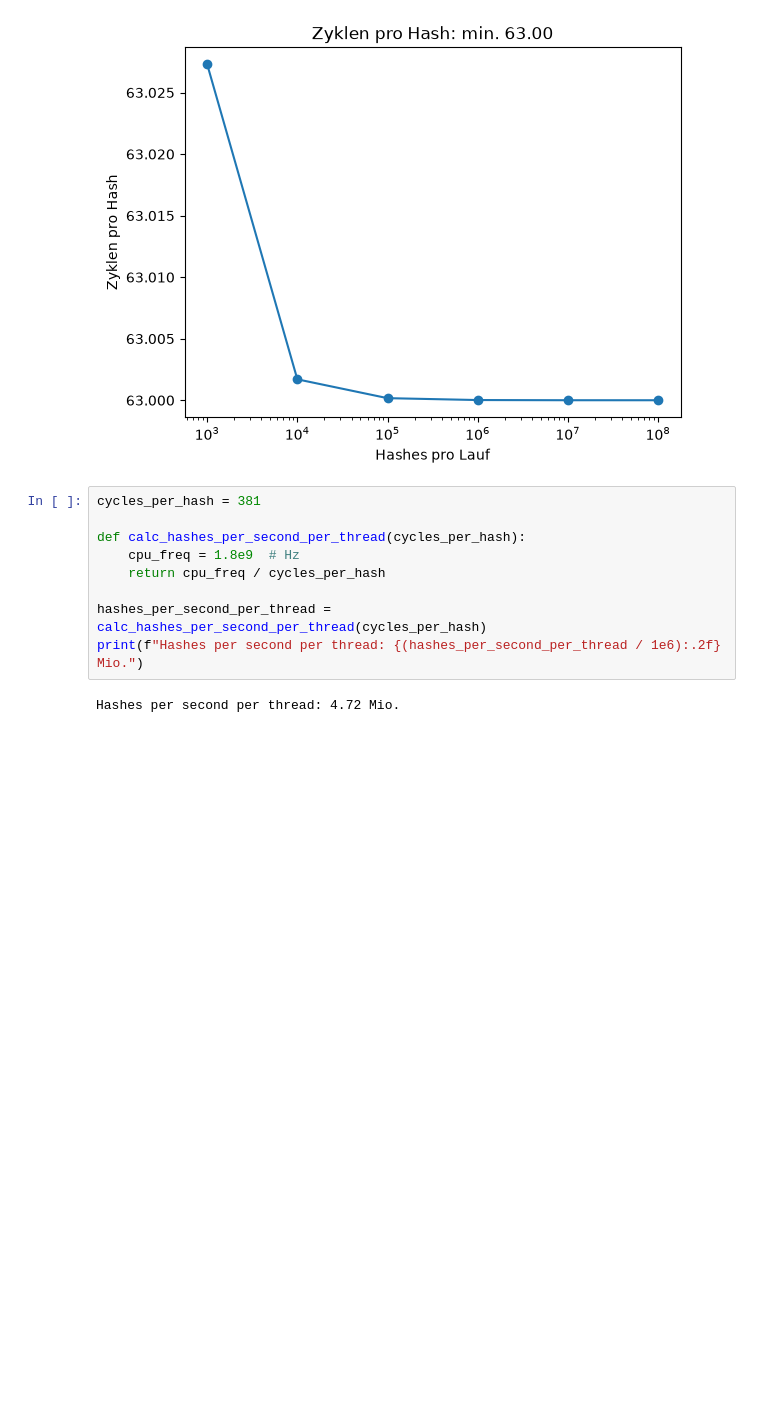
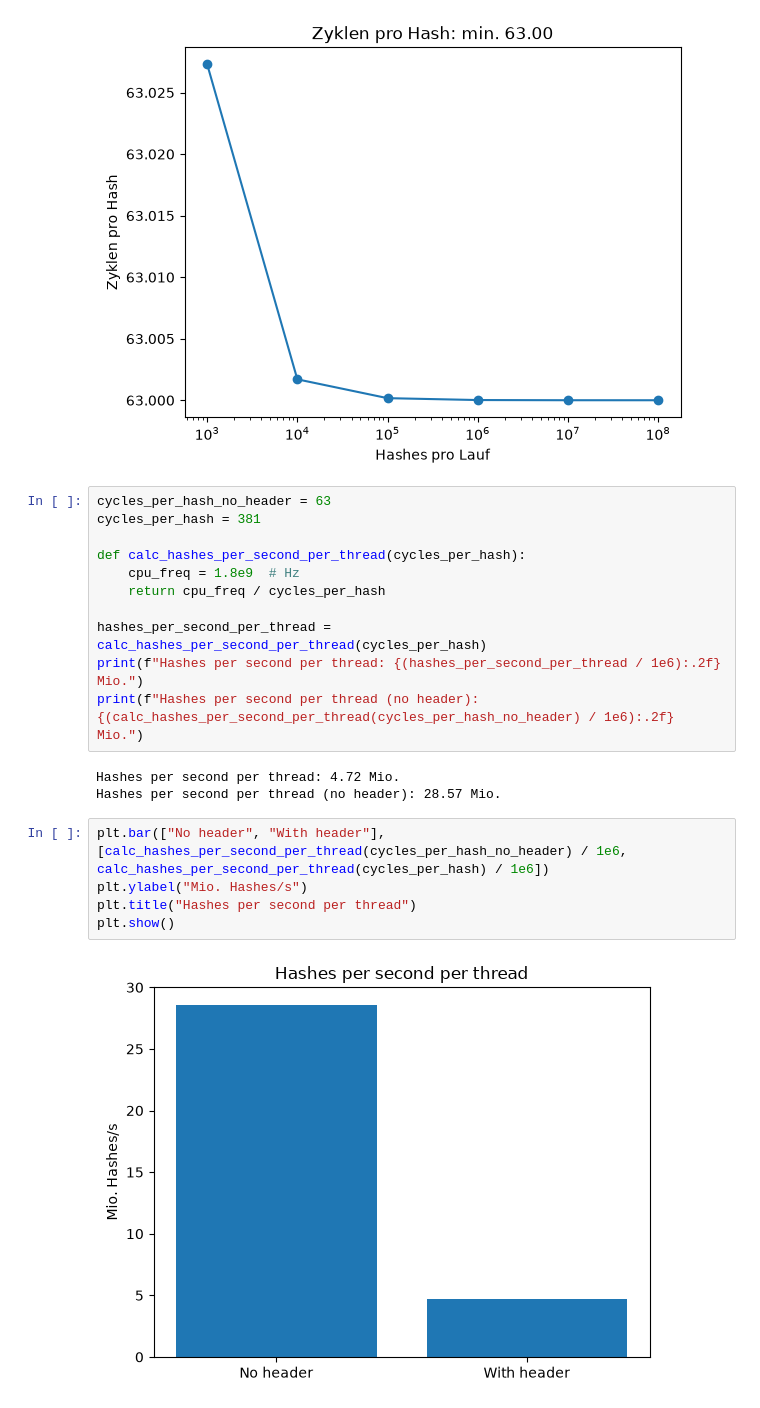
Before and after one commit to gespel/Masterarbeit, a Jupyter notebook: experiments/hashing/auswertung.ipynb, the cells around one changed output. Saved outputs shown, nothing was run; the diff lists cells and outputs as text; blank space fills up the shorter version.

```diff
--- a/experiments/hashing/auswertung.ipynb
+++ b/experiments/hashing/auswertung.ipynb
@@ -40,6 +41,7 @@ plt.show()
 # %% [output]
 [figure]
 # %%
+cycles_per_hash_no_header = 63
 cycles_per_hash = 381
 
 def calc_hashes_per_second_per_thread(cycles_per_hash):
@@ -48,5 +50,14 @@ def calc_hashes_per_second_per_thread(cycles_per_hash):
 
 hashes_per_second_per_thread = calc_hashes_per_second_per_thread(cycles_per_hash)
 print(f"Hashes per second per thread: {(hashes_per_second_per_thread / 1e6):.2f} Mio.")
+print(f"Hashes per second per thread (no header): {(calc_hashes_per_second_per_thread(cycles_per_hash_no_header) / 1e6):.2f} Mio.")
 # %% [output]
 Hashes per second per thread: 4.72 Mio.
+Hashes per second per thread (no header): 28.57 Mio.
+# %%
+plt.bar(["No header", "With header"], [calc_hashes_per_second_per_thread(cycles_per_hash_no_header) / 1e6, calc_hashes_per_second_per_thread(cycles_per_hash) / 1e6])
+plt.ylabel("Mio. Hashes/s")
+plt.title("Hashes per second per thread")
+plt.show()
+# %% [output]
+[figure, added]
```
Also changed, not shown: parts of 1 cell of this notebook, 4 other files.
